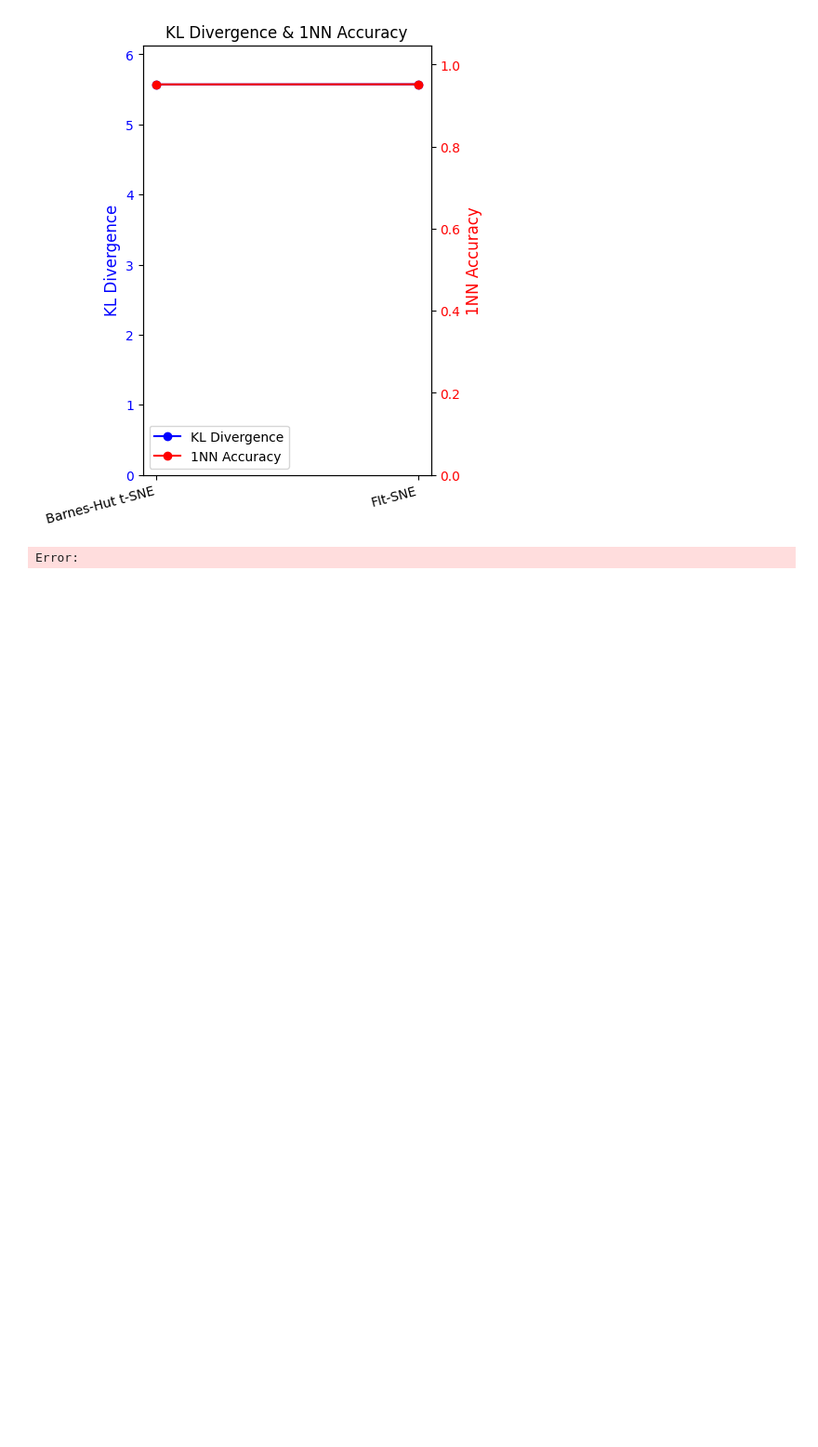
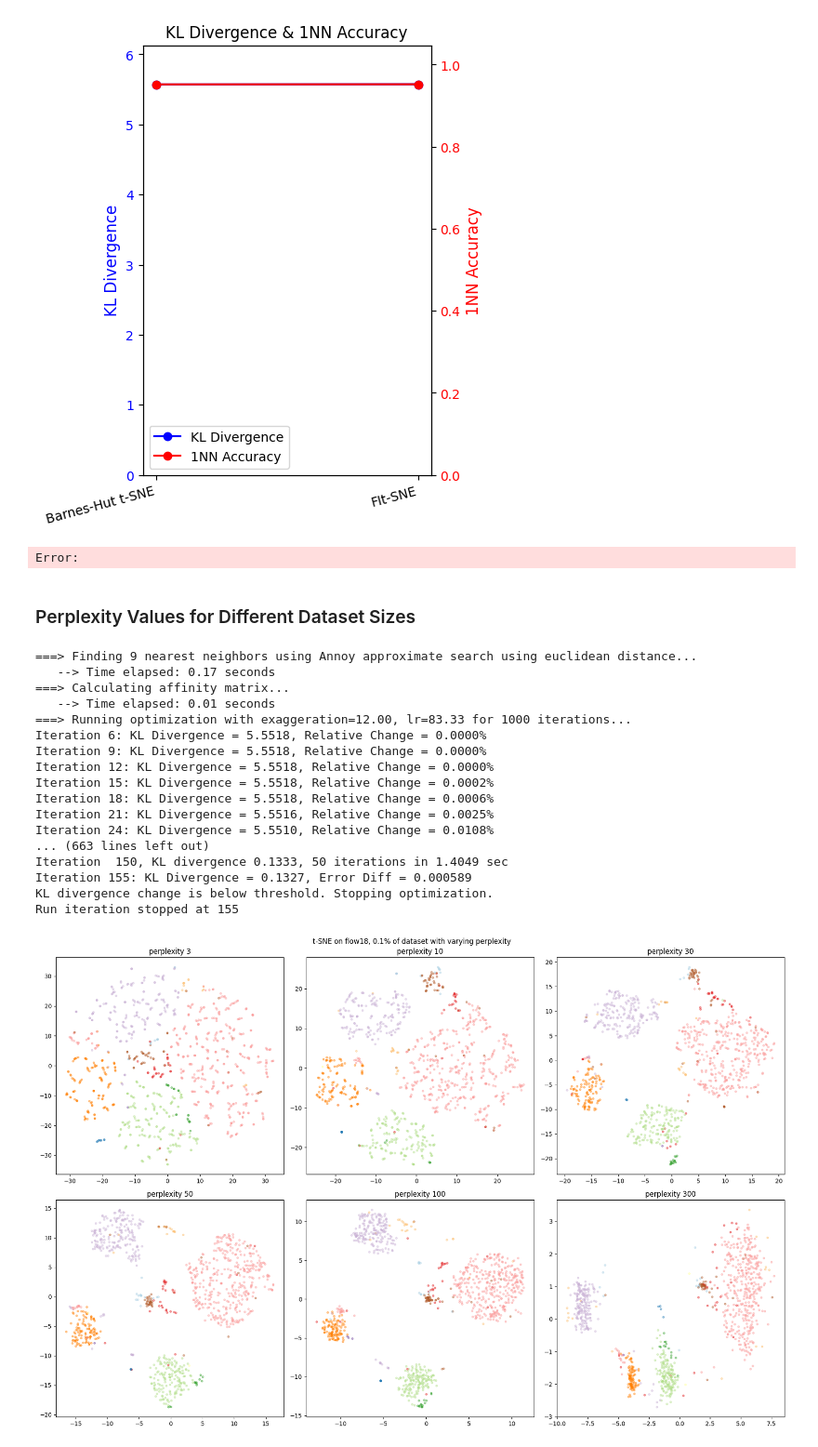
Before and after one commit to giSolve/thesis, a Jupyter notebook: code/optSNE_test_on_flow.ipynb, the cells around one changed output. Shown at 93% size. Drawn from its saved outputs; the diff is of its cells as text; code cells hidden in the pictures; blank space fills up the shorter version.

Commit message:
added code for perplexity experiments

```diff
--- a/code/optSNE_test_on_flow.ipynb
+++ b/code/optSNE_test_on_flow.ipynb
@@ -310,7 +367,7 @@ def run_optSNE(neg_grad_method="fft", init="pca", data_percentage=1.0, EE_factor
     if auto_stop:
         try:
             embedding = embedding.optimize(
-                n_iter=3000,
+                n_iter=1000,
                 learning_rate=len(features)/EE_factor if learning_rate=="auto" else learning_rate,
                 exaggeration=EE_factor,
                 momentum=0.5,
@@ -337,7 +394,7 @@ def run_optSNE(neg_grad_method="fft", init="pca", data_percentage=1.0, EE_factor
     if auto_stop:
         try:
             embedding = embedding.optimize(
-                n_iter=10000,
+                n_iter=3000,
                 learning_rate=len(features)/EE_factor if learning_rate=="auto" else learning_rate,
                 momentum=0.8,
                 callbacks=kld_tracker_embed,
@@ -475,3 +532,47 @@ plot_kld_1nn_comparison(kld_bh, acc_bh, "Barnes-Hut t-SNE", kld_fft, acc_fft, "F
 # %% [output]
 [figure]
 Error:
+# %% [markdown]
+### Perplexity Values for Different Dataset Sizes
+# %%
+def perplexity_experiments(data_percentages):
+    perplexities = [3, 10, 30, 50, 100, 300]
+    texts = ["perplexity 3", "perplexity 10", "perplexity 30", "perplexity 50", "perplexity 100", "perplexity 300"]
+
+    for percentage in data_percentages:
+        embeddings = []
+        klds = []
+        labels = []
+
+        for perp in perplexities:
+            emb, kld, label = run_optSNE(data_percentage=percentage, perplexity=perp)
+            embeddings.append(emb)
+            klds.append(kld)
+            labels.append(label)
+
+        accs = [compute_1nn_accuracy(emb, lab) for emb, lab in zip(embeddings, labels)]
+        title = f"opt-SNE on flow18, {percentage*100}% of dataset with varying perplexity"
+
+        compare_6_plots(embeddings, labels, texts, title)
+        plot_kld_1nn_6_comparison(klds, accs, perplexities)
+# %%
+perplexity_experiments([0.001])
+# %% [output]
+===> Finding 9 nearest neighbors using Annoy approximate search using euclidean distance...
+   --> Time elapsed: 0.17 seconds
+===> Calculating affinity matrix...
+   --> Time elapsed: 0.01 seconds
+===> Running optimization with exaggeration=12.00, lr=83.33 for 1000 iterations...
+Iteration 6: KL Divergence = 5.5518, Relative Change = 0.0000%
+Iteration 9: KL Divergence = 5.5518, Relative Change = 0.0000%
+Iteration 12: KL Divergence = 5.5518, Relative Change = 0.0000%
+Iteration 15: KL Divergence = 5.5518, Relative Change = 0.0002%
+Iteration 18: KL Divergence = 5.5518, Relative Change = 0.0006%
+Iteration 21: KL Divergence = 5.5516, Relative Change = 0.0025%
+Iteration 24: KL Divergence = 5.5510, Relative Change = 0.0108%
+... (663 lines left out)
+Iteration  150, KL divergence 0.1333, 50 iterations in 1.4049 sec
+Iteration 155: KL Divergence = 0.1327, Error Diff = 0.000589
+KL divergence change is below threshold. Stopping optimization.
+Run iteration stopped at 155
+[figure, added]
```
Also changed, not shown: parts of 4 cells of this notebook, 1 other file.
